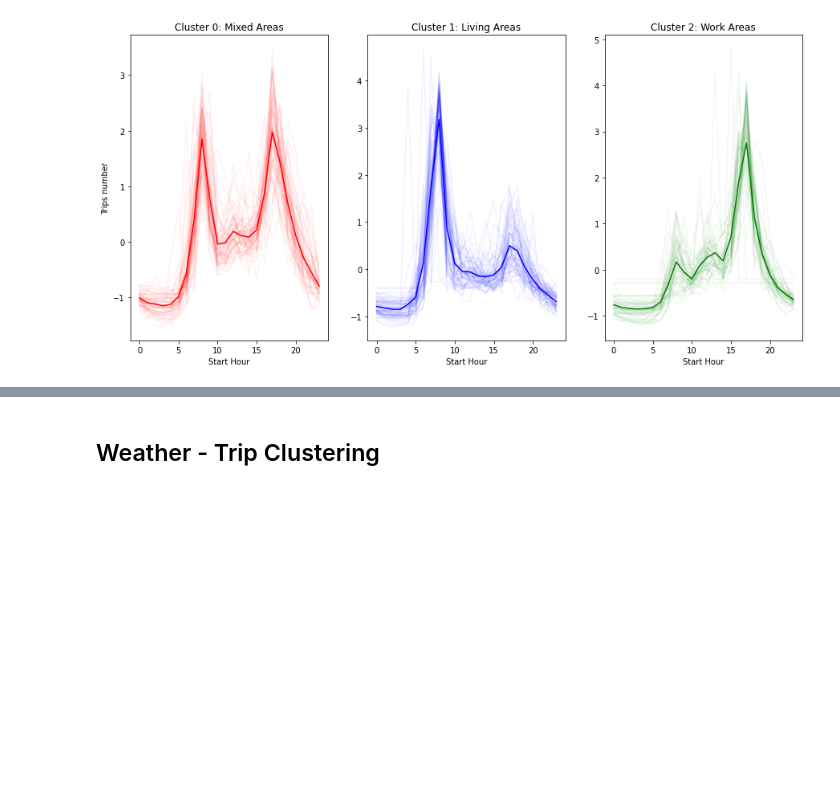
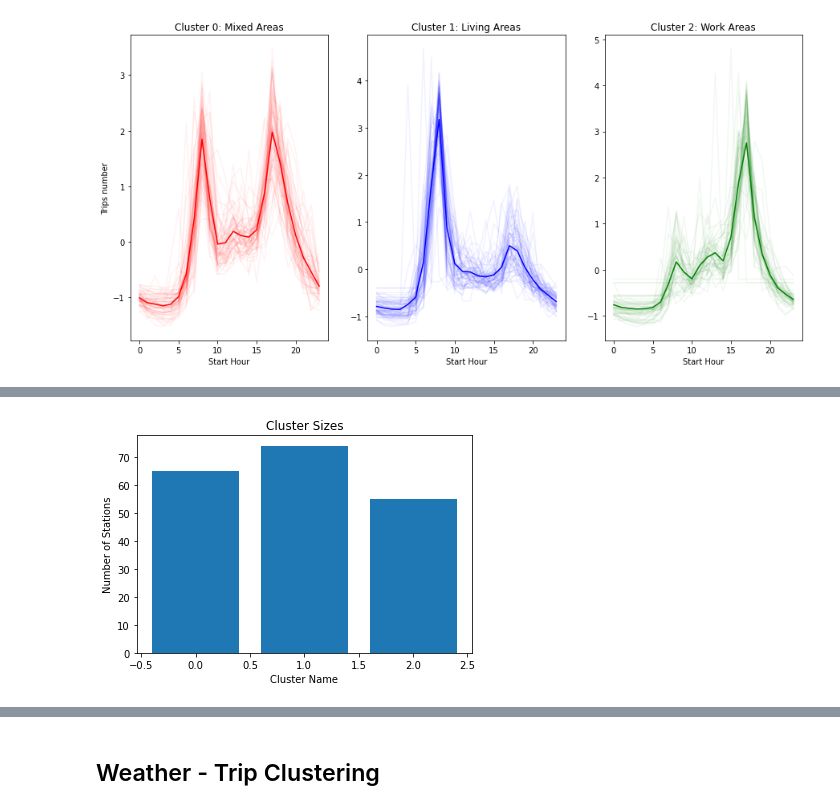
Before and after one commit to NinoVo931/AA_Project, a Jupyter notebook: Clustering.ipynb, the cells around one changed output, grey strips where cells are left out. Drawn from its saved outputs; the diff is of its cells as text; code cells hidden in the pictures; blank space fills up the shorter version.

```diff
--- a/Clustering.ipynb
+++ b/Clustering.ipynb
@@ -453,0 +458,14 @@ plt.show()
+# %%
+trips_station_scaled_cluster_trans = data_station_scaled_cluster.transpose()
+# Determine cluster sizes by aggregating on cluster-name through counting
+cluster_size = trips_station_scaled_cluster_trans.groupby(['cluster'])['cluster'].agg('count')
+
+# Plot the cluster sizes as bar chart
+plt.bar(cluster_size.index, cluster_size)
+plt.xlabel('Cluster Name')
+plt.ylabel('Number of Stations')
+plt.title('Cluster Sizes')
+
+plt.show()
+# %% [output]
+[figure, added]
```
Also changed, not shown: parts of 12 cells of this notebook, 1 other file.
